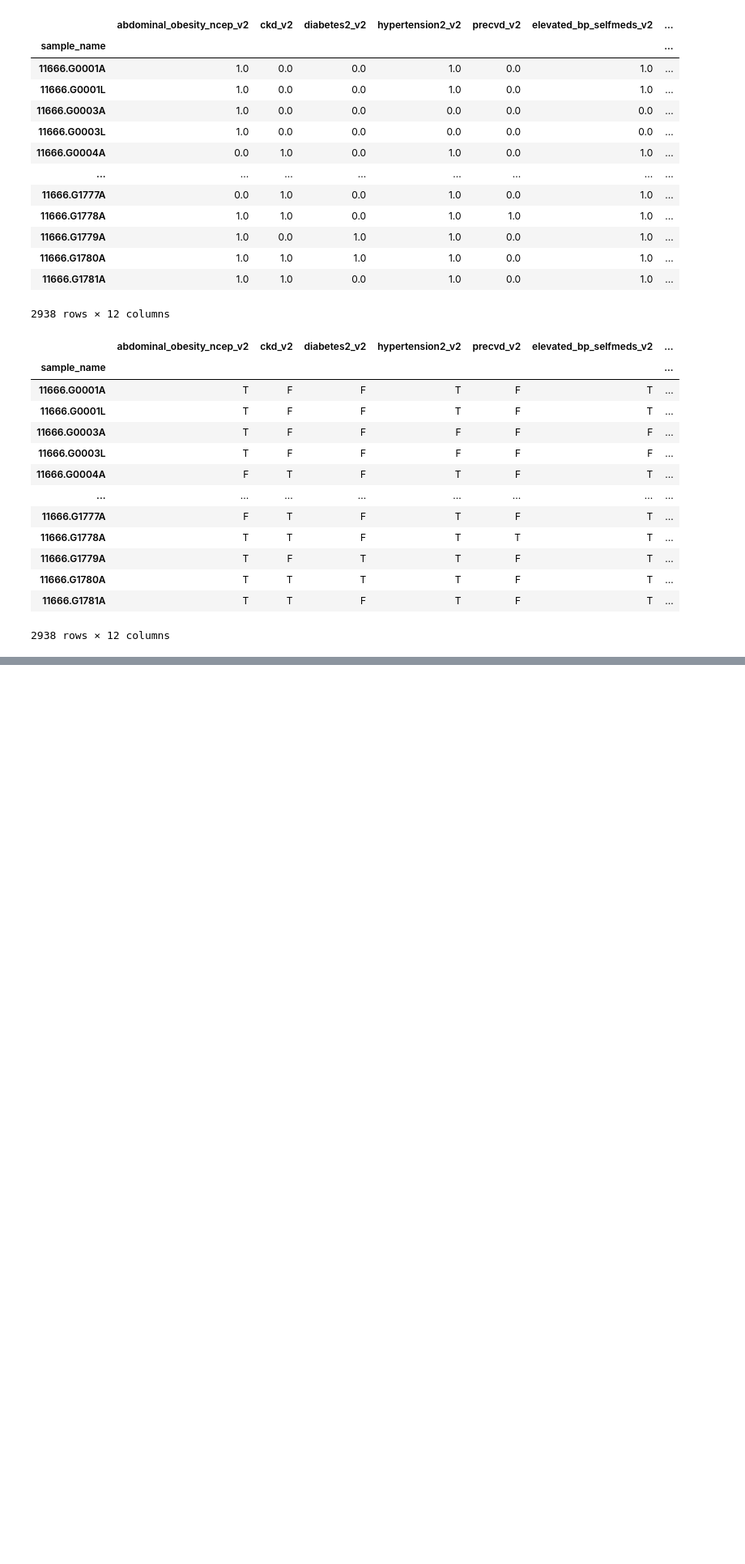
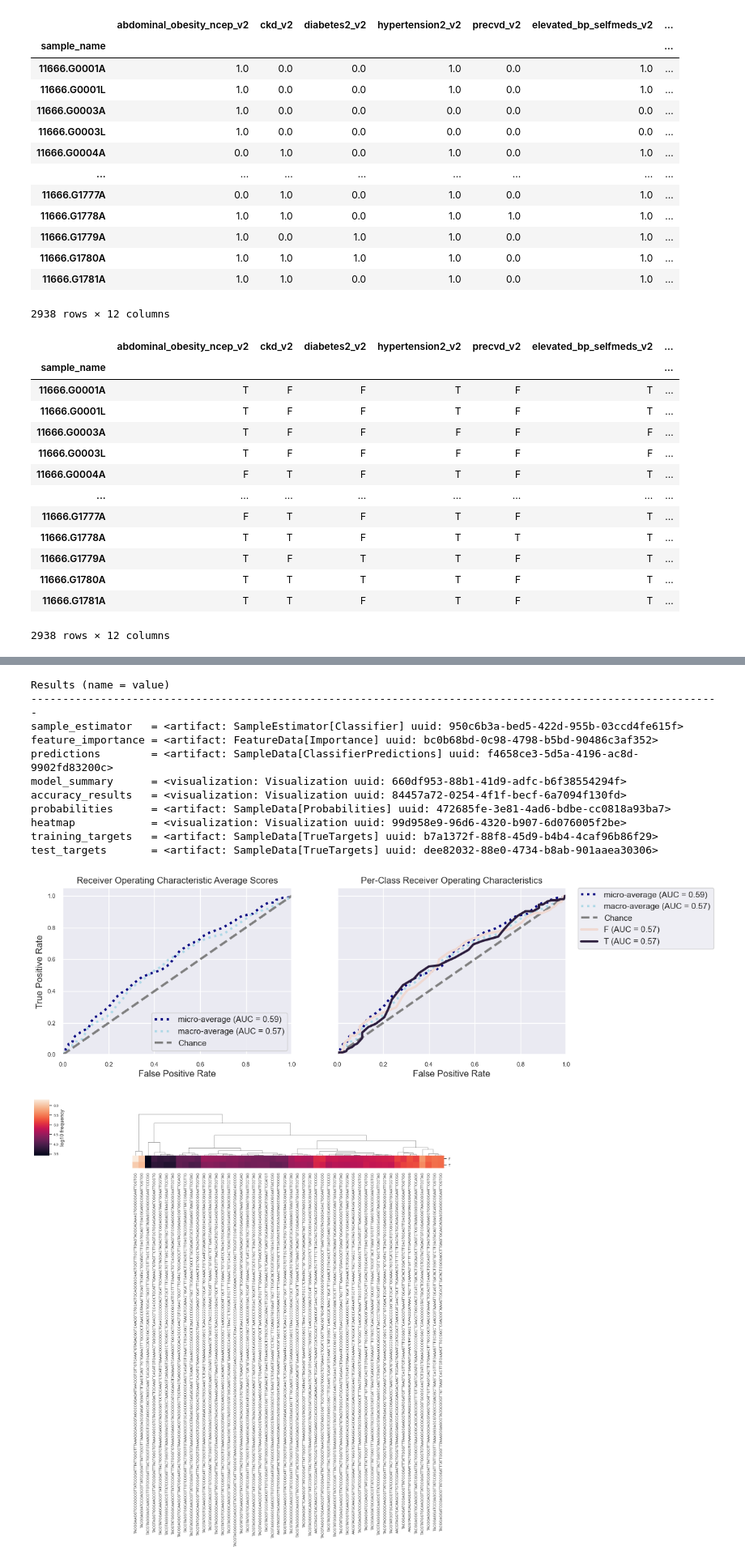
Before and after one commit to Amandoj/DSC180-Q2-Project, a Jupyter notebook: analysis.ipynb, the cells around one changed output, grey strips where cells are left out. Shown at 81% size. Cells and saved outputs as stored; diff of their text form; code cells hidden in the pictures; blank space fills up the shorter version.

Commit message:
added basic ml functionality to analysis notebook

```diff
--- a/analysis.ipynb
+++ b/analysis.ipynb
@@ -124,0 +100,4 @@ organized_metadata[1]
+# %%
+# need to return updated metadata path
+qiime_metadata_tf = make_dataset.read_qiime_metadata("data/temp/final_metadata_disease_tf.tsv")
+qiime_metadata_tf
@@ -124,0 +122,17 @@ organized_metadata[1]
+# %%
+# can make function in make_models or elsewhere to automate it and make it go through all diseases
+make_models.sample_classifier_single_disease(feature_table,qiime_metadata_tf.get_column('ckd_v2') )
+# %% [output]
+Results (name = value)
+-------------------------------------------------------------------------------------------------------------
+sample_estimator   = <artifact: SampleEstimator[Classifier] uuid: 950c6b3a-bed5-422d-955b-03ccd4fe615f>
+feature_importance = <artifact: FeatureData[Importance] uuid: bc0b68bd-0c98-4798-b5bd-90486c3af352>
+predictions        = <artifact: SampleData[ClassifierPredictions] uuid: f4658ce3-5d5a-4196-ac8d-9902fd83200c>
+model_summary      = <visualization: Visualization uuid: 660df953-88b1-41d9-adfc-b6f38554294f>
+accuracy_results   = <visualization: Visualization uuid: 84457a72-0254-4f1f-becf-6a7094f130fd>
+probabilities      = <artifact: SampleData[Probabilities] uuid: 472685fe-3e81-4ad6-bdbe-cc0818a93ba7>
+heatmap            = <visualization: Visualization uuid: 99d958e9-96d6-4320-b907-6d076005f2be>
+training_targets   = <artifact: SampleData[TrueTargets] uuid: b7a1372f-88f8-45d9-b4b4-4caf96b86f29>
+test_targets       = <artifact: SampleData[TrueTargets] uuid: dee82032-88e0-4734-b8ab-901aaea30306>
+[figure, added]
+[figure, added]
```
Also changed, not shown: parts of 7 cells of this notebook, 1 other file.
